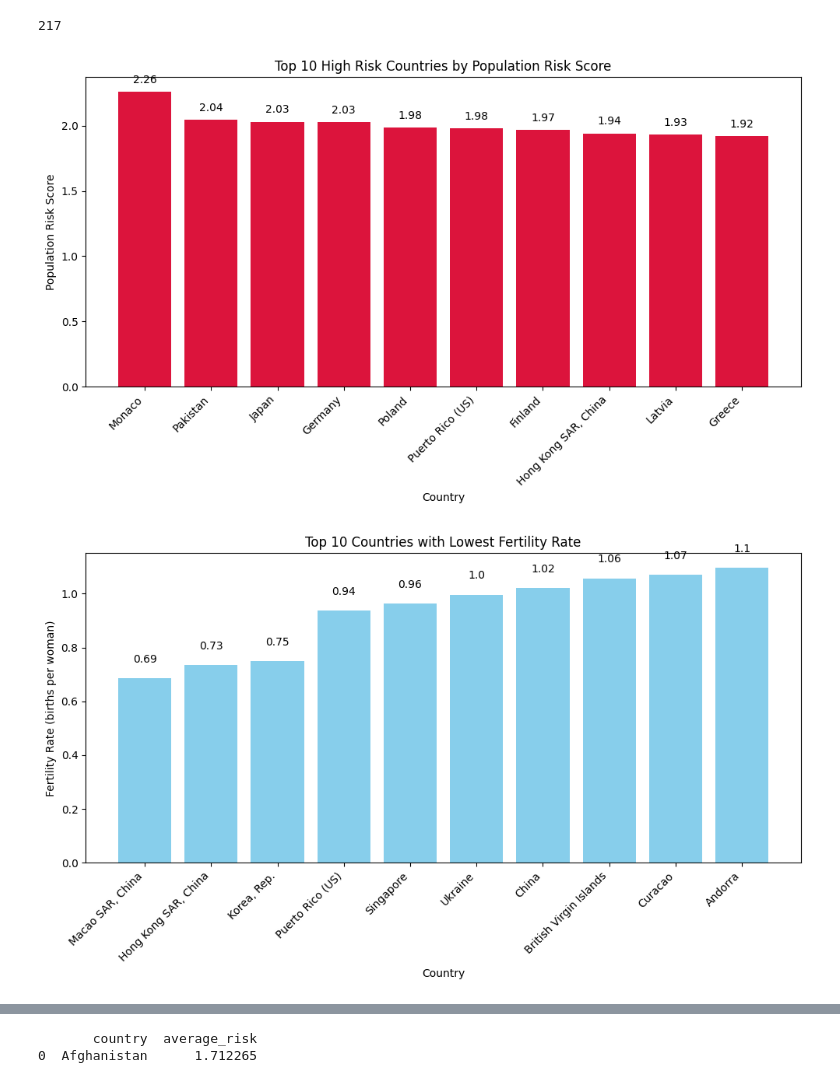
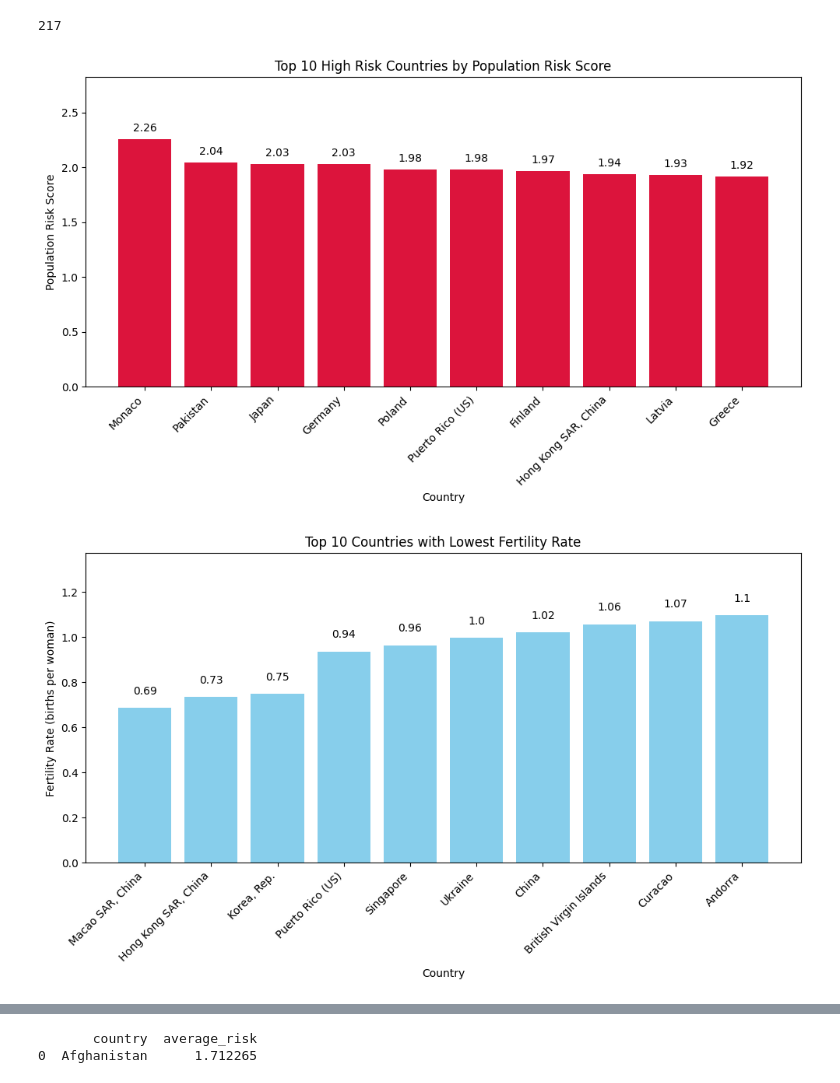
Before and after one commit to mkweisbr/Portfolio, a Jupyter notebook: Population_Risk_Queries_SQL.ipynb, the cells around one changed output, grey strips where cells are left out. Cells and saved outputs as stored; diff of their text form; code cells hidden in the pictures.

```diff
--- a/Population_Risk_Queries_SQL.ipynb
+++ b/Population_Risk_Queries_SQL.ipynb
@@ -25,31 +23,32 @@ df.to_sql("population_data", conn, index=False, if_exists="replace")
 # %%
 # Top 10 countries with the highest risk
 High_Risk_Countries = """
 SELECT country, population_risk_score
 FROM population_data
 ORDER BY population_risk_score DESC
 LIMIT 10;
 """
 top_risk = pd.read_sql_query(High_Risk_Countries, conn)
 
 # Make the bar chart
 plt.figure(figsize=(10,6))
 plt.bar(top_risk['country'], top_risk['population_risk_score'], color='crimson')
 
 # Add labels and title
 plt.xlabel("Country")
 plt.ylabel("Population Risk Score")
 plt.title("Top 10 High Risk Countries by Population Risk Score")
-plt.xticks(rotation=45, ha='right')  # rotate x labels for readability
+plt.xticks(rotation=45, ha='right')
+plt.ylim(0, top_risk['population_risk_score'].max() * 1.25)
 
 # Optional: add value labels on top of bars
 for i, score in enumerate(top_risk['population_risk_score']):
     plt.text(i, score + 0.05, round(score, 2), ha='center', va='bottom')
 
 plt.tight_layout()
 plt.show()
 # %% [output]
-[figure, old version]
+[figure, new version]
 # %%
 Low_Fertility_Rate = """SELECT country, fertility_rate
 FROM population_data
@@ -67,6 +66,7 @@ plt.xlabel("Country")
 plt.ylabel("Fertility Rate (births per woman)")
 plt.title("Top 10 Countries with Lowest Fertility Rate")
 plt.xticks(rotation=45, ha='right')
+plt.ylim(0, Low_fertility['fertility_rate'].min() * 2)
 
 # Add values on top of each bar
 for i, rate in enumerate(Low_fertility['fertility_rate']):
@@ -75,7 +75,7 @@ for i, rate in enumerate(Low_fertility['fertility_rate']):
 plt.tight_layout()
 plt.show()
 # %% [output]
-[figure, old version]
+[figure, new version]
 # %%
 High_Dependency_Ratio = """SELECT country, dependency_ratio
 FROM population_data
```
Also changed, not shown: parts of 4 cells of this notebook.
